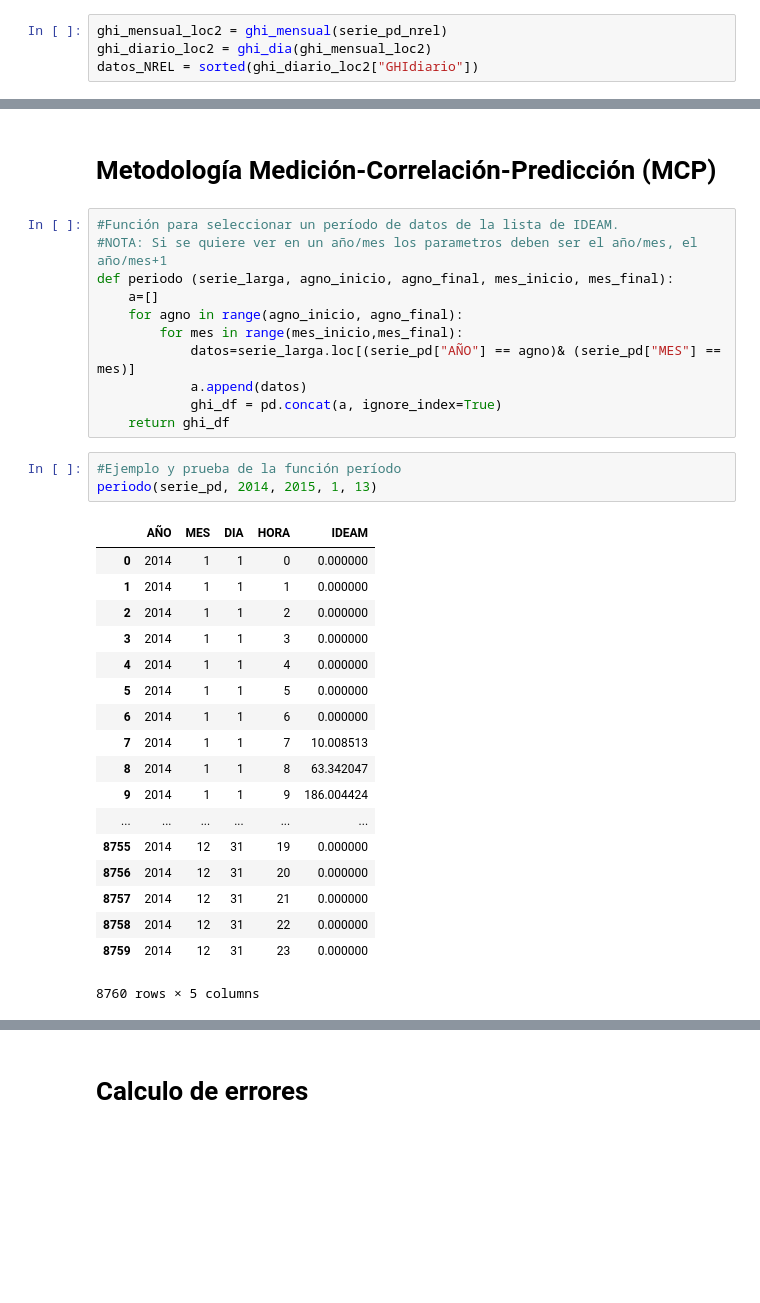
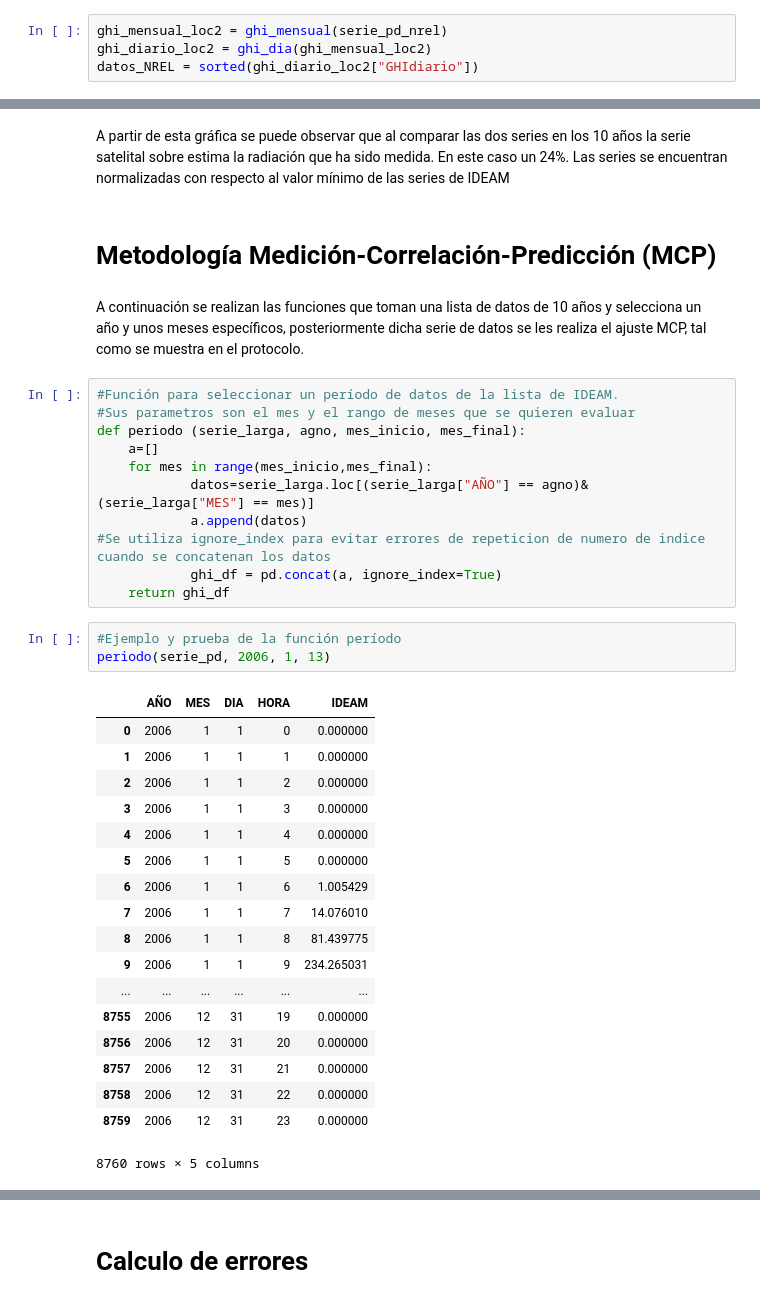
Before and after one commit to Jaimeandres97/Herramientas-Computacionales-IMEC3602, a Jupyter notebook: Taller01/Taller01.ipynb, the cells around one changed output, grey strips where cells are left out. Cells and saved outputs as stored; diff of their text form; blank space fills up the shorter version.

```diff
--- a/Taller01/Taller01.ipynb
+++ b/Taller01/Taller01.ipynb
@@ -82,35 +94,39 @@ pylab.savefig(os.path.join(output_dir,'medellin_IDEAM.png'), dpi=600)
+# %% [markdown]
+A partir de esta gráfica se puede observar que al comparar las dos series en los 10 años la serie satelital sobre estima la radiación que ha sido medida. En este caso un 24%. Las series se encuentran normalizadas con respecto al valor mínimo de las series de IDEAM
 # %% [markdown]
 # Metodología Medición-Correlación-Predicción (MCP)
+# %% [markdown]
+A continuación se realizan las funciones que toman una lista de datos de 10 años y selecciona un año y unos meses específicos, posteriormente dicha serie de datos se les realiza el ajuste MCP, tal como se muestra en el protocolo.
 # %%
 #Función para seleccionar un período de datos de la lista de IDEAM.
-#NOTA: Si se quiere ver en un año/mes los parametros deben ser el año/mes, el año/mes+1
-def periodo (serie_larga, agno_inicio, agno_final, mes_inicio, mes_final):
+#Sus parametros son el mes y el rango de meses que se quieren evaluar
+def periodo (serie_larga, agno, mes_inicio, mes_final):
     a=[]
-    for agno in range(agno_inicio, agno_final):
-        for mes in range(mes_inicio,mes_final):
-            datos=serie_larga.loc[(serie_pd["AÑO"] == agno)& (serie_pd["MES"] == mes)]
+    for mes in range(mes_inicio,mes_final):
+            datos=serie_larga.loc[(serie_larga["AÑO"] == agno)& (serie_larga["MES"] == mes)]
             a.append(datos)
+#Se utiliza ignore_index para evitar errores de repeticion de numero de indice cuando se concatenan los datos
             ghi_df = pd.concat(a, ignore_index=True)
     return ghi_df
 # %%
 #Ejemplo y prueba de la función período
-periodo(serie_pd, 2014, 2015, 1, 13)
+periodo(serie_pd, 2006, 1, 13)
 # %% [output]
 |  | AÑO | MES | DIA | HORA | IDEAM |
-| 0 | 2014 | 1 | 1 | 0 | 0.000000 |
-| 1 | 2014 | 1 | 1 | 1 | 0.000000 |
-| 2 | 2014 | 1 | 1 | 2 | 0.000000 |
-| 3 | 2014 | 1 | 1 | 3 | 0.000000 |
-| 4 | 2014 | 1 | 1 | 4 | 0.000000 |
-| 5 | 2014 | 1 | 1 | 5 | 0.000000 |
-| 6 | 2014 | 1 | 1 | 6 | 0.000000 |
-| 7 | 2014 | 1 | 1 | 7 | 10.008513 |
-| 8 | 2014 | 1 | 1 | 8 | 63.342047 |
-| 9 | 2014 | 1 | 1 | 9 | 186.004424 |
+| 0 | 2006 | 1 | 1 | 0 | 0.000000 |
+| 1 | 2006 | 1 | 1 | 1 | 0.000000 |
+| 2 | 2006 | 1 | 1 | 2 | 0.000000 |
+| 3 | 2006 | 1 | 1 | 3 | 0.000000 |
+| 4 | 2006 | 1 | 1 | 4 | 0.000000 |
+| 5 | 2006 | 1 | 1 | 5 | 0.000000 |
+| 6 | 2006 | 1 | 1 | 6 | 1.005429 |
+| 7 | 2006 | 1 | 1 | 7 | 14.076010 |
+| 8 | 2006 | 1 | 1 | 8 | 81.439775 |
+| 9 | 2006 | 1 | 1 | 9 | 234.265031 |
 | ... | ... | ... | ... | ... | ... |
-| 8755 | 2014 | 12 | 31 | 19 | 0.000000 |
-| 8756 | 2014 | 12 | 31 | 20 | 0.000000 |
-| 8757 | 2014 | 12 | 31 | 21 | 0.000000 |
-| 8758 | 2014 | 12 | 31 | 22 | 0.000000 |
-| 8759 | 2014 | 12 | 31 | 23 | 0.000000 |
+| 8755 | 2006 | 12 | 31 | 19 | 0.000000 |
+| 8756 | 2006 | 12 | 31 | 20 | 0.000000 |
+| 8757 | 2006 | 12 | 31 | 21 | 0.000000 |
+| 8758 | 2006 | 12 | 31 | 22 | 0.000000 |
+| 8759 | 2006 | 12 | 31 | 23 | 0.000000 |
 8760 rows × 5 columns
```
Also changed, not shown: parts of 42 cells of this notebook.
